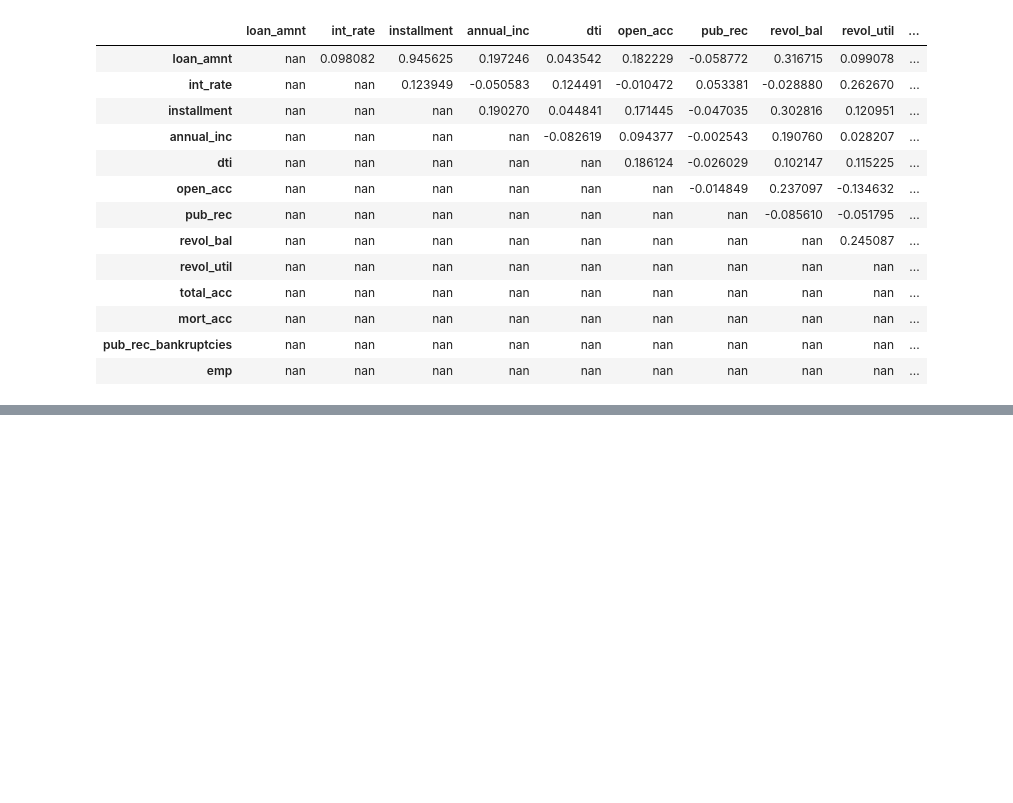
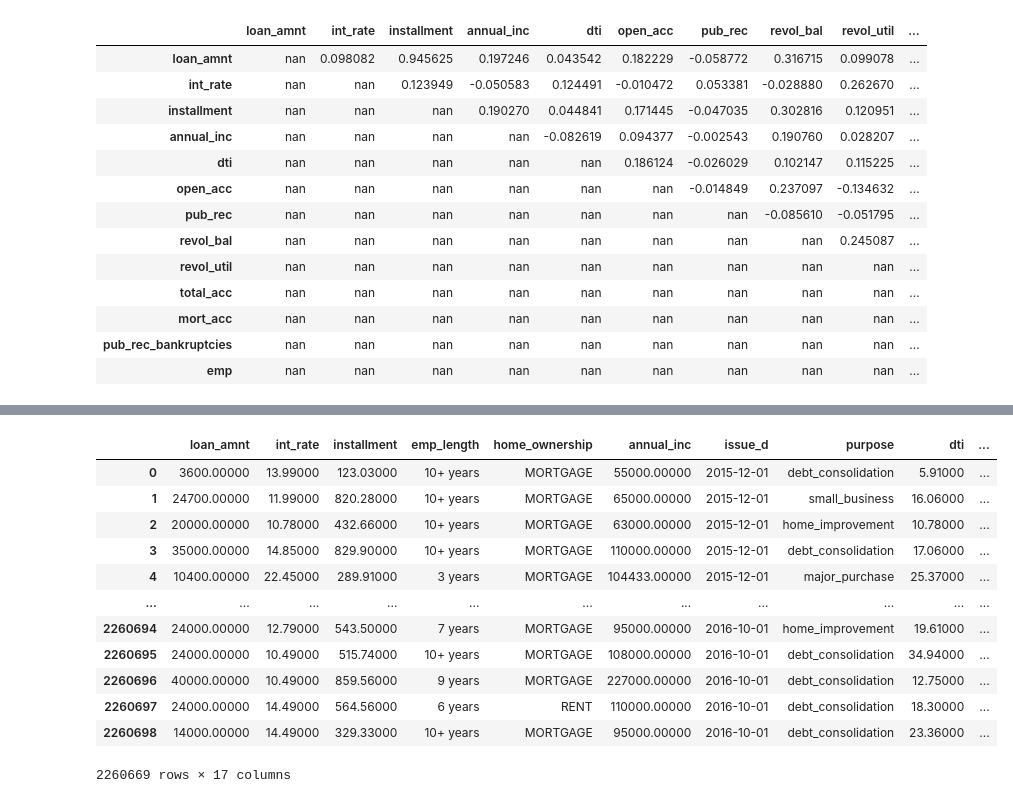
Before and after one commit to jiyoungeeeeeeeeeeeeeeeeeeeee/MLOps, a Jupyter notebook: train.ipynb, the cells around one changed output, grey strips where cells are left out. Saved outputs shown, nothing was run; the diff lists cells and outputs as text; code cells hidden in the pictures; blank space fills up the shorter version.

```diff
--- a/train.ipynb
+++ b/train.ipynb
@@ -282,0 +315,6 @@ _____________________________________________________
+# %%
+data_c.drop(['addr_state'], axis = 1, inplace=True)
+# %%
+data_c.drop(['zip_code'],axis = 1 , inplace = True)
+# %%
+data_c['earliest_cr_line'] = pd.to_datetime(data_c['earliest_cr_line'], format = '%b-%Y')
@@ -282,0 +326,2 @@ _____________________________________________________
+# %%
+data_c['issue_d'] = pd.to_datetime(data_c['issue_d'],format = '%b-%Y')
@@ -282,0 +337,16 @@ _____________________________________________________
+# %%
+data_c.drop('loan_status', axis = 1)
+# %% [output]
+|  | loan_amnt | int_rate | installment | emp_length | home_ownership | annual_inc | issue_d | purpose | dti | ... |
+| 0 | 3600.00000 | 13.99000 | 123.03000 | 10+ years | MORTGAGE | 55000.00000 | 2015-12-01 | debt_consolidation | 5.91000 | ... |
+| 1 | 24700.00000 | 11.99000 | 820.28000 | 10+ years | MORTGAGE | 65000.00000 | 2015-12-01 | small_business | 16.06000 | ... |
+| 2 | 20000.00000 | 10.78000 | 432.66000 | 10+ years | MORTGAGE | 63000.00000 | 2015-12-01 | home_improvement | 10.78000 | ... |
+| 3 | 35000.00000 | 14.85000 | 829.90000 | 10+ years | MORTGAGE | 110000.00000 | 2015-12-01 | debt_consolidation | 17.06000 | ... |
+| 4 | 10400.00000 | 22.45000 | 289.91000 | 3 years | MORTGAGE | 104433.00000 | 2015-12-01 | major_purchase | 25.37000 | ... |
+| ... | ... | ... | ... | ... | ... | ... | ... | ... | ... | ... |
+| 2260694 | 24000.00000 | 12.79000 | 543.50000 | 7 years | MORTGAGE | 95000.00000 | 2016-10-01 | home_improvement | 19.61000 | ... |
+| 2260695 | 24000.00000 | 10.49000 | 515.74000 | 10+ years | MORTGAGE | 108000.00000 | 2016-10-01 | debt_consolidation | 34.94000 | ... |
+| 2260696 | 40000.00000 | 10.49000 | 859.56000 | 9 years | MORTGAGE | 227000.00000 | 2016-10-01 | debt_consolidation | 12.75000 | ... |
+| 2260697 | 24000.00000 | 14.49000 | 564.56000 | 6 years | RENT | 110000.00000 | 2016-10-01 | debt_consolidation | 18.30000 | ... |
+| 2260698 | 14000.00000 | 14.49000 | 329.33000 | 10+ years | MORTGAGE | 95000.00000 | 2016-10-01 | debt_consolidation | 23.36000 | ... |
+2260669 rows × 17 columns
```
Also changed, not shown: parts of 45 cells of this notebook.
